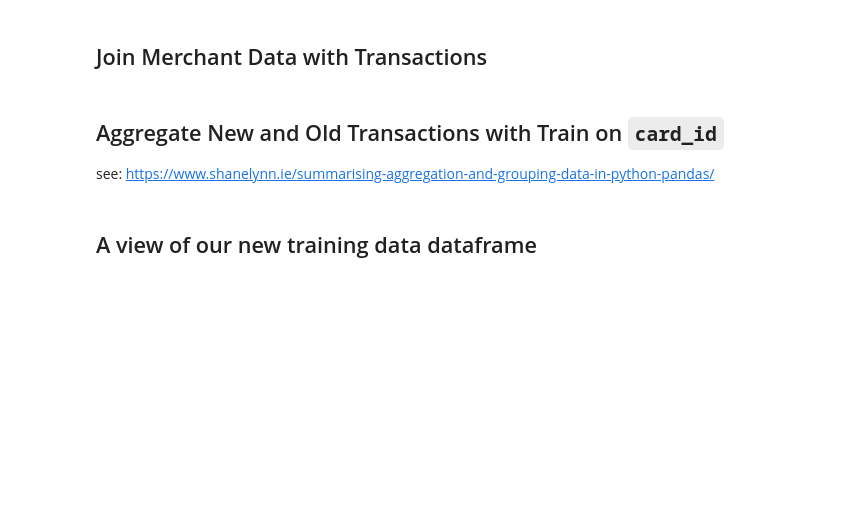
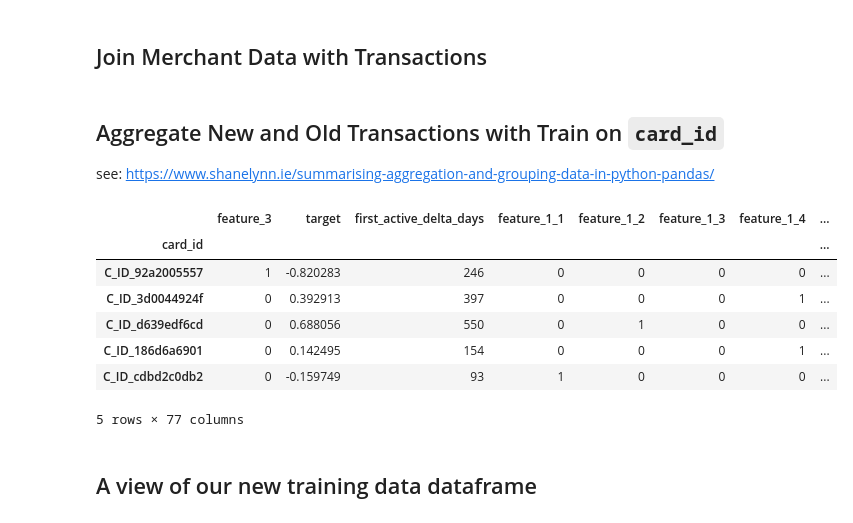
Before and after one commit to kevinhanna/Elo_kaggle, a Jupyter notebook: Elo_Feature_Engineering.ipynb, the cells around one changed output. Drawn from its saved outputs; the diff is of its cells as text; code cells hidden in the pictures; blank space fills up the shorter version.

Commit message:
Removed merchant features and created approved features

```diff
--- a/Elo_Feature_Engineering.ipynb
+++ b/Elo_Feature_Engineering.ipynb
@@ -170,15 +165,15 @@ transactions_new['month_diff'] += transactions_new['month_lag']
 # %% [markdown]
 ## Join Merchant Data with Transactions
 # %%
-del merchants['merchant_group_id']
-del merchants['merchant_category_id']
-del merchants['subsector_id']
+# del merchants['merchant_group_id']
+# del merchants['merchant_category_id']
+# del merchants['subsector_id']
 
-# So we don't create duplicates from the transactions
-merchants = merchants.add_suffix('_merchants')
+# # So we don't create duplicates from the transactions
+# merchants = merchants.add_suffix('_merchants')
 
-transactions_old = transactions_old.merge(right=merchants, how='left', on=['merchant_id'])
-transactions_new = transactions_new.merge(right=merchants, how='left', on=['merchant_id'])
+# transactions_old = transactions_old.merge(right=merchants, how='left', on=['merchant_id'])
+# transactions_new = transactions_new.merge(right=merchants, how='left', on=['merchant_id'])
 # %% [markdown]
 ## Aggregate New and Old Transactions with Train on `card_id`
 see: https://www.shanelynn.ie/summarising-aggregation-and-grouping-data-in-python-pandas/
@@ -264,2 +259,15 @@ aggregate_transaction_data()
 # display(train.head())
 # display(test.head())
+# %%
+authorized_transactions = transactions_old[transactions_old['authorized_flag'] == 1]
+
+display(train.head())
+# %% [output]
+|  | feature_3 | target | first_active_delta_days | feature_1_1 | feature_1_2 | feature_1_3 | feature_1_4 | ... |
+| card_id |  |  |  |  |  |  |  | ... |
+| C_ID_92a2005557 | 1 | -0.820283 | 246 | 0 | 0 | 0 | 0 | ... |
+| C_ID_3d0044924f | 0 | 0.392913 | 397 | 0 | 0 | 0 | 1 | ... |
+| C_ID_d639edf6cd | 0 | 0.688056 | 550 | 0 | 1 | 0 | 0 | ... |
+| C_ID_186d6a6901 | 0 | 0.142495 | 154 | 0 | 0 | 0 | 1 | ... |
+| C_ID_cdbd2c0db2 | 0 | -0.159749 | 93 | 1 | 0 | 0 | 0 | ... |
+5 rows × 77 columns
```
Also changed, not shown: parts of 10 cells of this notebook, 1 other file.
